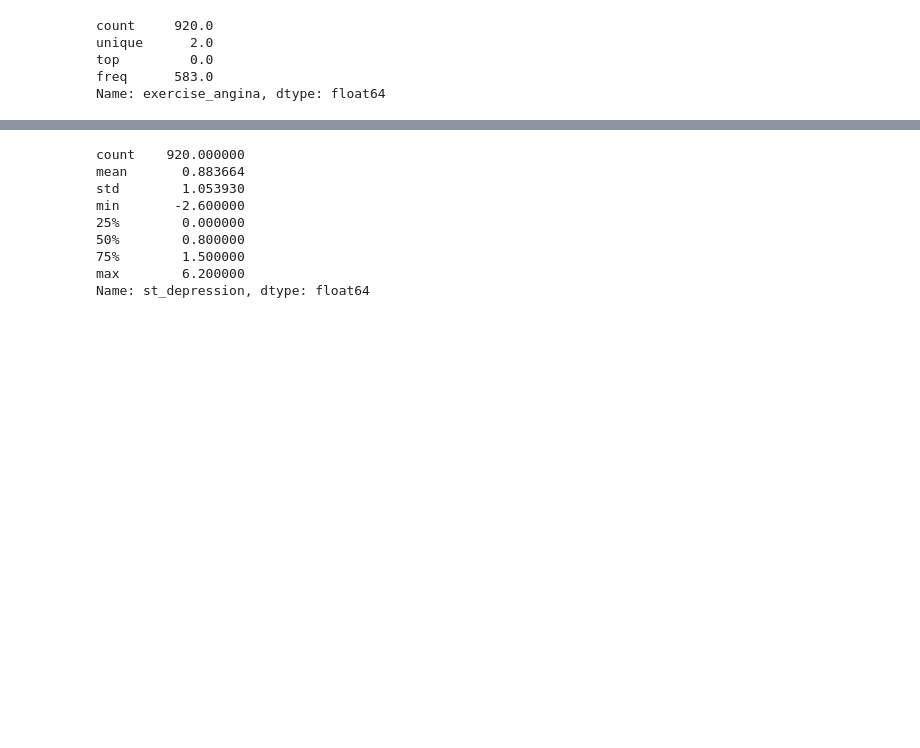
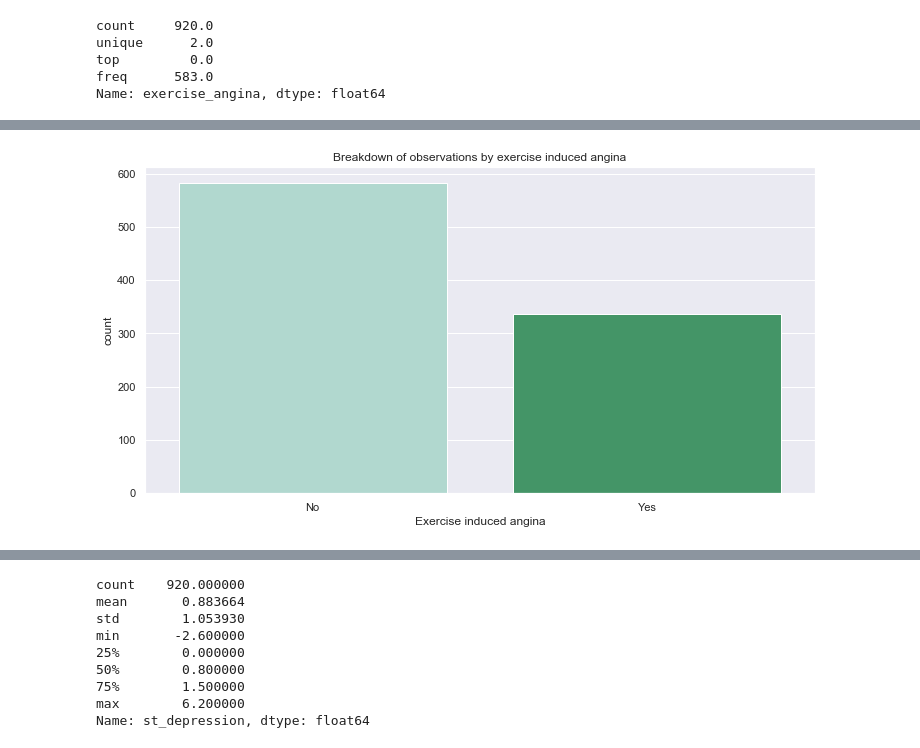
Before and after one commit to dimitraz/medical-data, a Jupyter notebook: Data Wrangling 2.ipynb, the cells around one changed output, grey strips where cells are left out. Cells and saved outputs as stored; diff of their text form; code cells hidden in the pictures; blank space fills up the shorter version.

```diff
--- a/Data Wrangling 2.ipynb
+++ b/Data Wrangling 2.ipynb
@@ -677,0 +678,8 @@ Name: exercise_angina, dtype: float64
+# %%
+ax = sns.countplot(x="exercise_angina", data=df, palette="BuGn")
+ax.set_title("Breakdown of observations by exercise induced angina")
+ax.set_xticklabels(["No", "Yes"])
+ax.set_xlabel("Exercise induced angina")
+plt.show()
+# %% [output]
+[figure, added]
```
Also changed, not shown: parts of 25 cells of this notebook.
